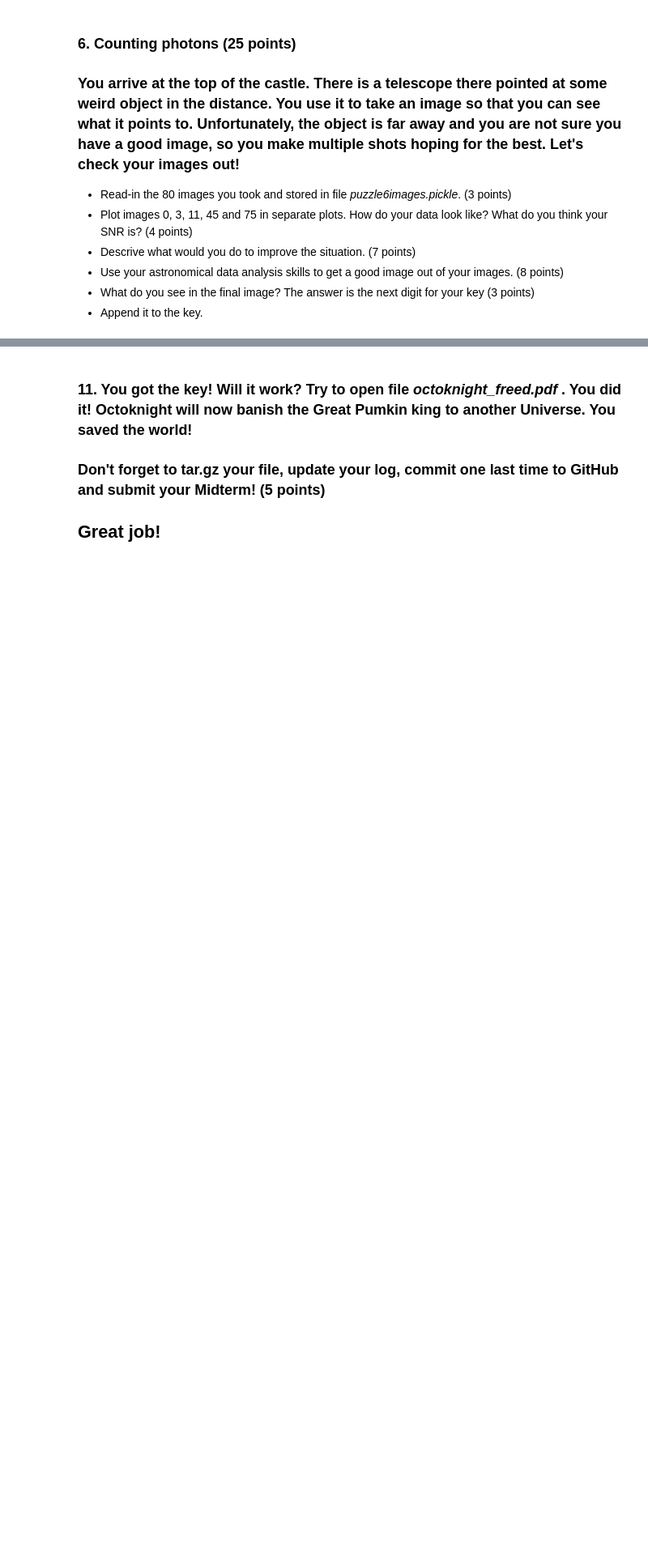
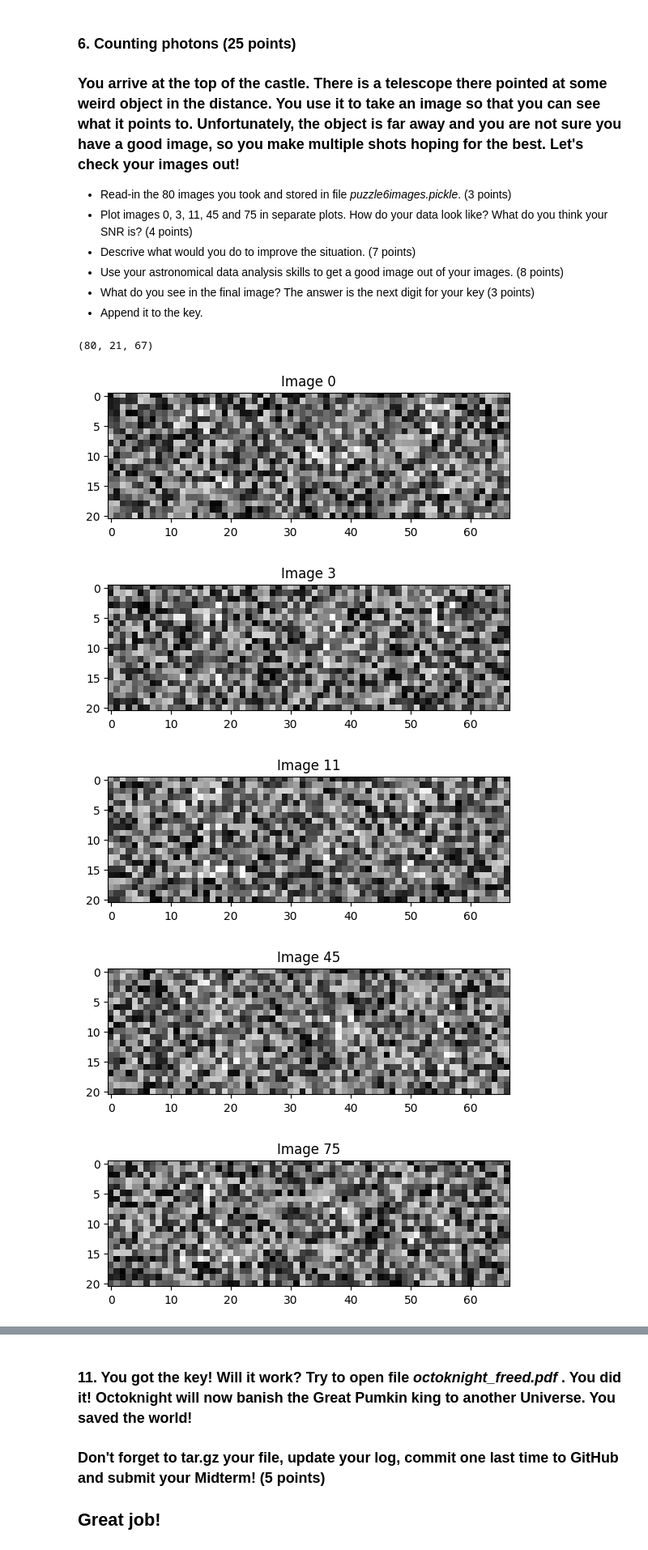
Before and after one commit to amedina695/lectures_git, a Jupyter notebook: midterm/Midterm_F25-classroom.ipynb, the cells around one changed output, grey strips where cells are left out. Shown: that part at 81% size. Saved outputs shown, nothing was run; the diff lists cells and outputs as text; code cells hidden in the pictures; blank space fills up the shorter version.

```diff
--- a/midterm/Midterm_F25-classroom.ipynb
+++ b/midterm/Midterm_F25-classroom.ipynb
@@ -364,3 +446,28 @@ Text(0, 0.5, 'Counts')
 - Use your astronomical data analysis skills to get a good image out of your images. (8 points)
 - What do you see in the final image? The answer is the next digit for your key (3 points)
 - Append it to the key.
+# %%
+# Reading in the images
+images = pickle.load(open('puzzle6images.pickle', 'rb'))
+
+# There are 80 images and the dimensions are 21 x 67 for each image
+images.shape
+# %% [output]
+(80, 21, 67)
+# %%
+# Plotting specific images
+
+index6 = [0, 3, 11, 45, 75]
+
+for i in index6:
+    image = images[i, :, :]
+    plt.figure()
+    plt.imshow(image, cmap='gray')
+    plt.title(f'Image {i}')
+    plt.show()
+# %% [output]
+[figure, added]
+[figure, added]
+[figure, added]
+[figure, added]
+[figure, added]
```
Also changed, not shown: parts of 28 cells of this notebook.
